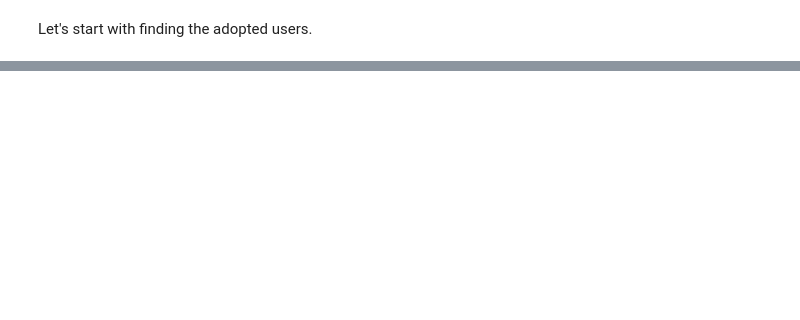
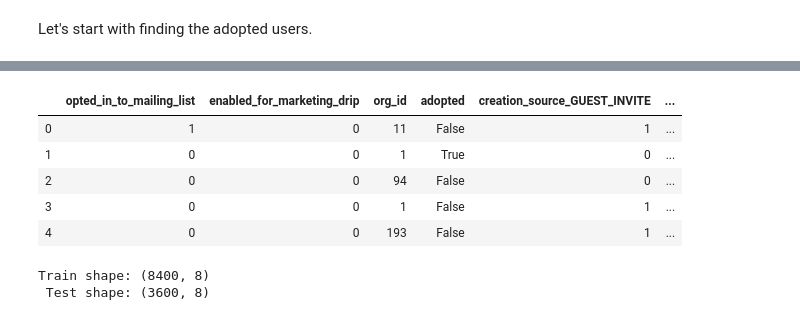
Before and after one commit to ProfAnshul/Data-Science-Challenge-Relax-Inc, a Jupyter notebook: Relax Inc.ipynb, the cells around one changed output, grey strips where cells are left out. Cells and saved outputs as stored; diff of their text form; code cells hidden in the pictures; blank space fills up the shorter version.

```diff
--- a/Relax Inc.ipynb
+++ b/Relax Inc.ipynb
@@ -104,0 +162,2 @@ print('{:.2f}% of users who have used the application are considered \'adopted u
+# %%
+df_users_trim = df_users[['creation_source','opted_in_to_mailing_list','enabled_for_marketing_drip','org_id','adopted']]
@@ -104,0 +178,30 @@ print('{:.2f}% of users who have used the application are considered \'adopted u
+# %%
+# One-hot-encode creation_source
+df_encoded = pd.get_dummies(df_users_trim, columns = ['creation_source'])
+
+df_encoded.head()
+# %% [output]
+|  | opted_in_to_mailing_list | enabled_for_marketing_drip | org_id | adopted | creation_source_GUEST_INVITE | ... |
+| 0 | 1 | 0 | 11 | False | 1 | ... |
+| 1 | 0 | 0 | 1 | True | 0 | ... |
+| 2 | 0 | 0 | 94 | False | 0 | ... |
+| 3 | 0 | 0 | 1 | False | 1 | ... |
+| 4 | 0 | 0 | 193 | False | 1 | ... |
+# %%
+# Split into train and test sets
+
+train, test = train_test_split(df_encoded, test_size=.30,
+                               random_state=42, stratify=df_encoded['adopted'])
+
+train.reset_index(drop=True, inplace=True)
+target = train['adopted']
+train = train.drop('adopted', axis=1)
+
+test.reset_index(drop=True, inplace=True)
+test_target = test['adopted']
+test = test.drop('adopted', axis=1)
+
+print('Train shape: {}\n Test shape: {}'.format(train.shape, test.shape))
+# %% [output]
+Train shape: (8400, 8)
+ Test shape: (3600, 8)
```
Also changed, not shown: parts of 10 cells of this notebook.
